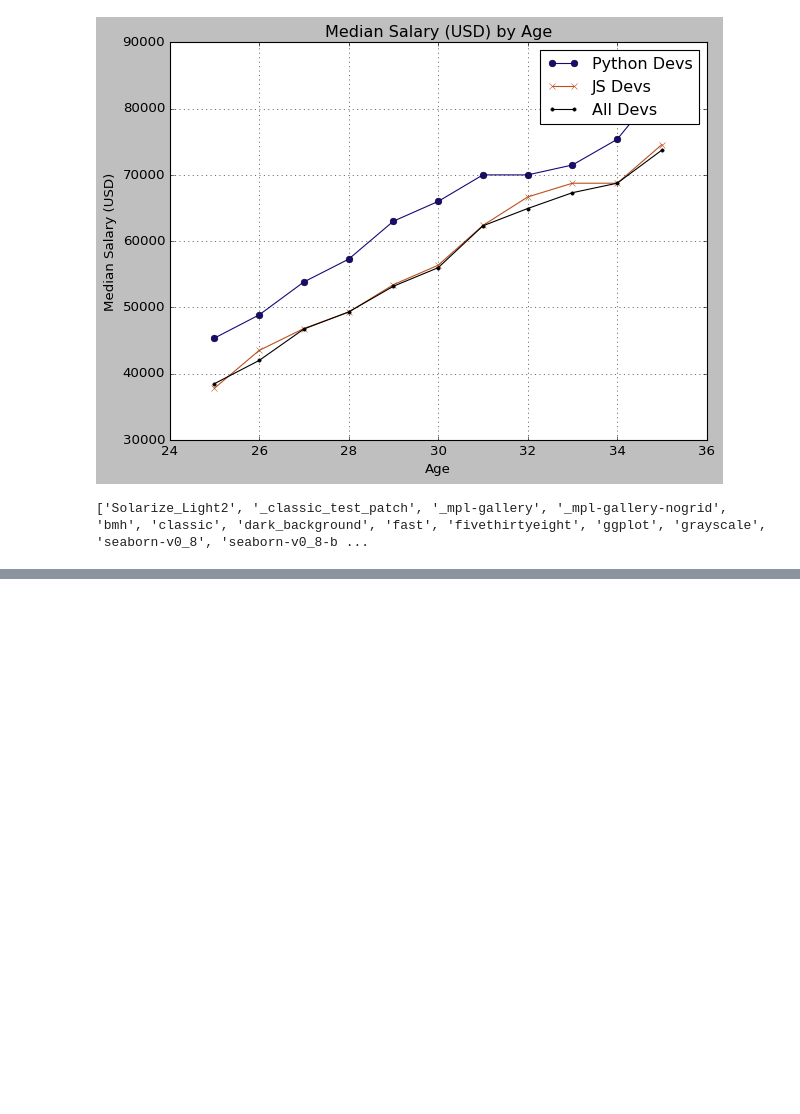
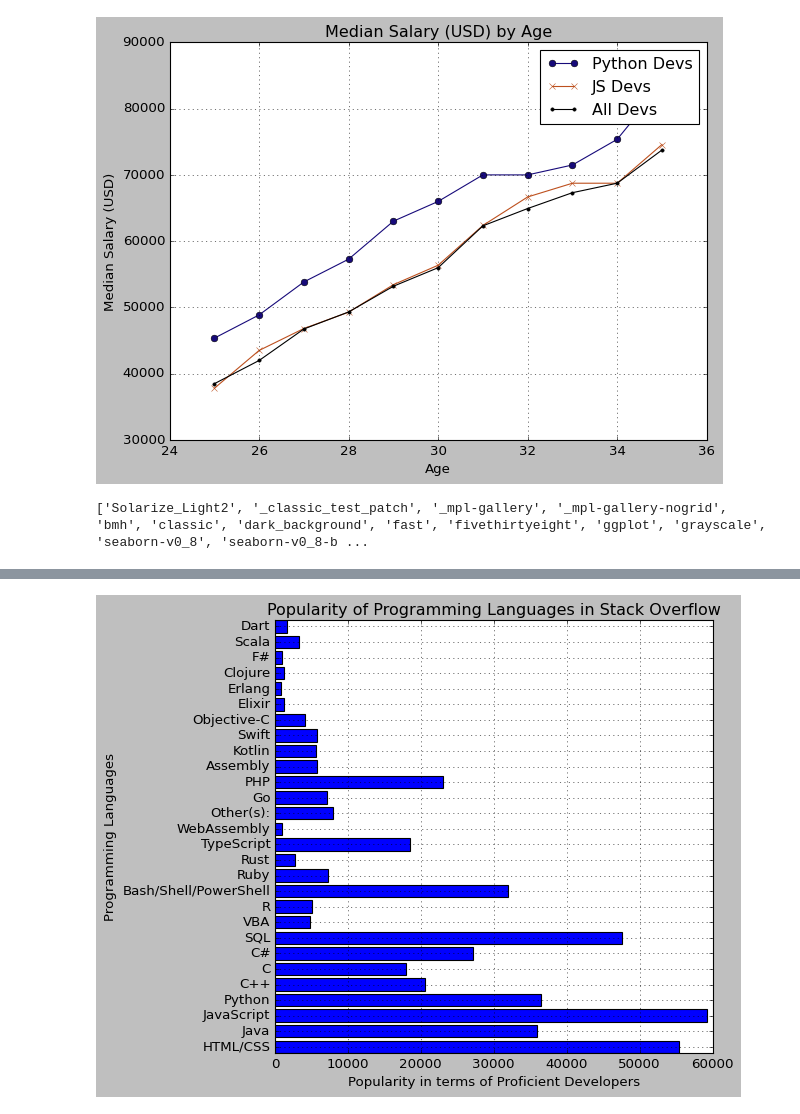
Before and after one commit to Jadaadhaari/PythonTutorial, a Jupyter notebook: matplotlib_tutorial.ipynb, the cells around one changed output, grey strips where cells are left out. Drawn from its saved outputs; the diff is of its cells as text; code cells hidden in the pictures; blank space fills up the shorter version.

```diff
--- a/matplotlib_tutorial.ipynb
+++ b/matplotlib_tutorial.ipynb
@@ -34,0 +150,11 @@ print(plt.style.available)
+# %%
+import csv
+
+with open("sample_data/data.csv") as csv_file:
+    csv_reader = csv.DictReader(csv_file)
+    language_counter = Counter()
+    for row in csv_reader:
+        language_counter.update(row["LanguagesWorkedWith"].split(";"))
+
+for key, value in language_counter.most_common(100):
+    print(key + " ---> " + str(value))
@@ -34,0 +179,33 @@ print(plt.style.available)
+# %%
+from matplotlib import pyplot as plt
+import numpy as np
+from collections import Counter
+import csv
+plt.style.use("classic")
+most_common_languages = 10
+
+with open("sample_data/data.csv") as csv_file:
+    csv_reader = csv.DictReader(csv_file)
+    language_counter = Counter()
+    for row in csv_reader:
+        language_counter.update(row["LanguagesWorkedWith"].split(";"))
+
+# languages = []
+# popularity = []
+# for row in language_counter.most_common(most_common_languages):
+#     languages.append(row[0])
+#     popularity.append(row[1])
+
+languages = list(language_counter.keys())
+popularity = list(language_counter.values())
+
+# plt.plot(languages, popularity, marker="o")
+plt.barh(languages, popularity)
+plt.tight_layout()
+plt.grid(True)
+plt.ylabel("Programming Languages")
+plt.xlabel("Popularity in terms of Proficient Developers")
+plt.title("Popularity of Programming Languages in Stack Overflow")
+plt.show()
+# %% [output]
+[figure, added]
```
Also changed, not shown: parts of 9 cells of this notebook.
